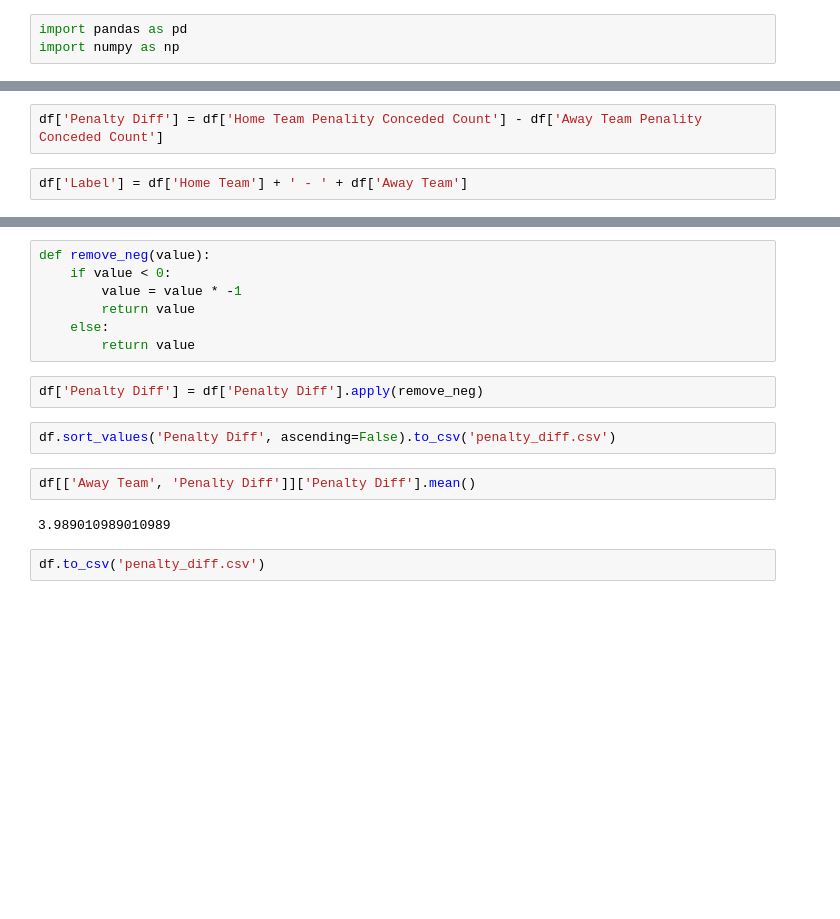
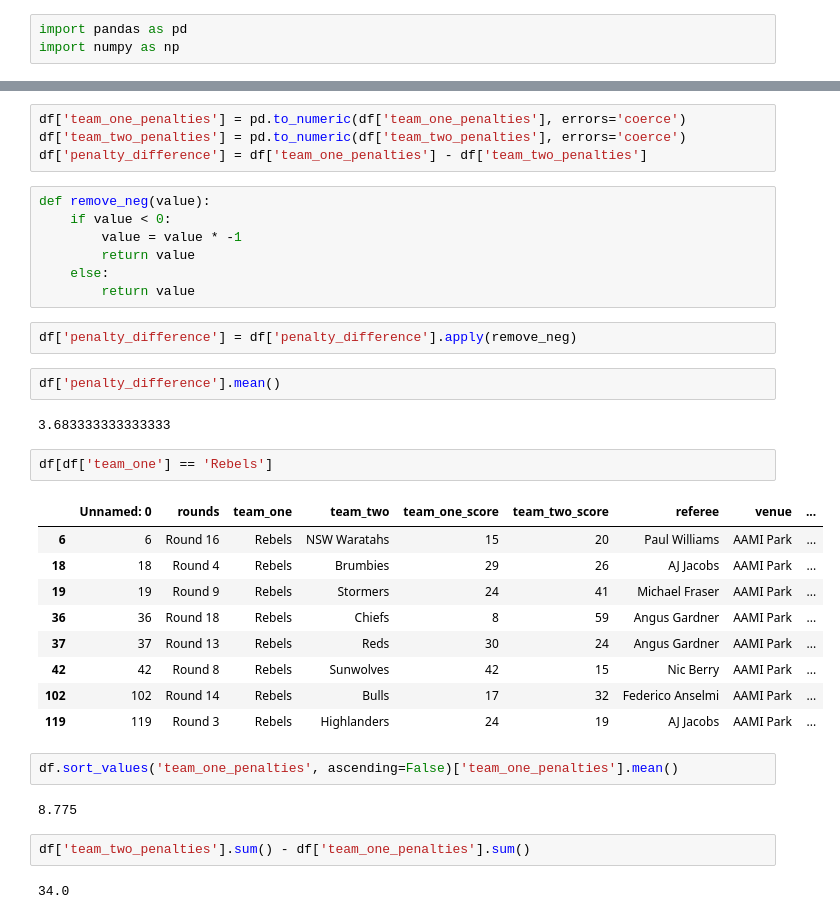
Before and after one commit to feeblefruits/rugby_penalty_count, a Jupyter notebook: penalty_bias.ipynb, the cells around one changed output, grey strips where cells are left out. Cells and saved outputs as stored; diff of their text form; blank space fills up the shorter version.

```diff
--- a/penalty_bias.ipynb
+++ b/penalty_bias.ipynb
@@ -58,4 +14,0 @@ df['Away Team Penality Conceded Count'].sum() - df['Home Team Penality Conceded
-# %%
-df['Penalty Diff'] = df['Home Team Penality Conceded Count'] - df['Away Team Penality Conceded Count']
-# %%
-df['Label'] = df['Home Team'] + ' - ' + df['Away Team']
@@ -64,3 +37,7 @@ df.to_csv('penalty_diff.csv')
+# %%
+df['team_one_penalties'] = pd.to_numeric(df['team_one_penalties'], errors='coerce')
+df['team_two_penalties'] = pd.to_numeric(df['team_two_penalties'], errors='coerce')
+df['penalty_difference'] = df['team_one_penalties'] - df['team_two_penalties']
 # %%
 def remove_neg(value):
     if value < 0:
@@ -69,13 +46,29 @@ def remove_neg(value):
     else:
         return value
 # %%
-df['Penalty Diff'] = df['Penalty Diff'].apply(remove_neg)
+df['penalty_difference'] = df['penalty_difference'].apply(remove_neg)
+# %%
+df['penalty_difference'].mean()
+# %% [output]
+3.683333333333333
+# %%
+df[df['team_one'] == 'Rebels']
+# %% [output]
+|  | Unnamed: 0 | rounds | team_one | team_two | team_one_score | team_two_score | referee | venue | ... |
+| 6 | 6 | Round 16 | Rebels | NSW Waratahs | 15 | 20 | Paul Williams | AAMI Park | ... |
+| 18 | 18 | Round 4 | Rebels | Brumbies | 29 | 26 | AJ Jacobs | AAMI Park | ... |
+| 19 | 19 | Round 9 | Rebels | Stormers | 24 | 41 | Michael Fraser | AAMI Park | ... |
+| 36 | 36 | Round 18 | Rebels | Chiefs | 8 | 59 | Angus Gardner | AAMI Park | ... |
+| 37 | 37 | Round 13 | Rebels | Reds | 30 | 24 | Angus Gardner | AAMI Park | ... |
+| 42 | 42 | Round 8 | Rebels | Sunwolves | 42 | 15 | Nic Berry | AAMI Park | ... |
+| 102 | 102 | Round 14 | Rebels | Bulls | 17 | 32 | Federico Anselmi | AAMI Park | ... |
+| 119 | 119 | Round 3 | Rebels | Highlanders | 24 | 19 | AJ Jacobs | AAMI Park | ... |
 # %%
-df.sort_values('Penalty Diff', ascending=False).to_csv('penalty_diff.csv')
+df.sort_values('team_one_penalties', ascending=False)['team_one_penalties'].mean()
+# %% [output]
+8.775
-# %%
-df[['Away Team', 'Penalty Diff']]['Penalty Diff'].mean()
-# %% [output]
-3.989010989010989
-# %%
-df.to_csv('penalty_diff.csv')
+# %%
+df['team_two_penalties'].sum() - df['team_one_penalties'].sum()
+# %% [output]
+34.0
 # %%
```
Also changed, not shown: parts of 36 cells of this notebook, 3 other files.
